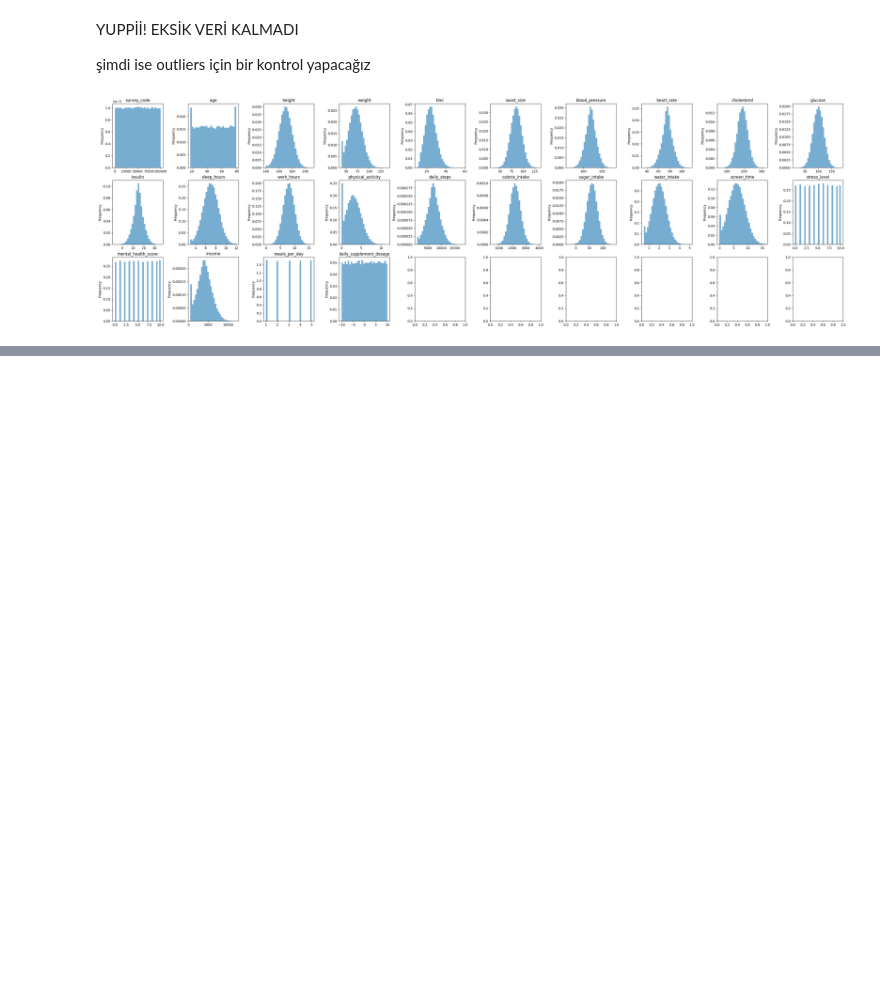
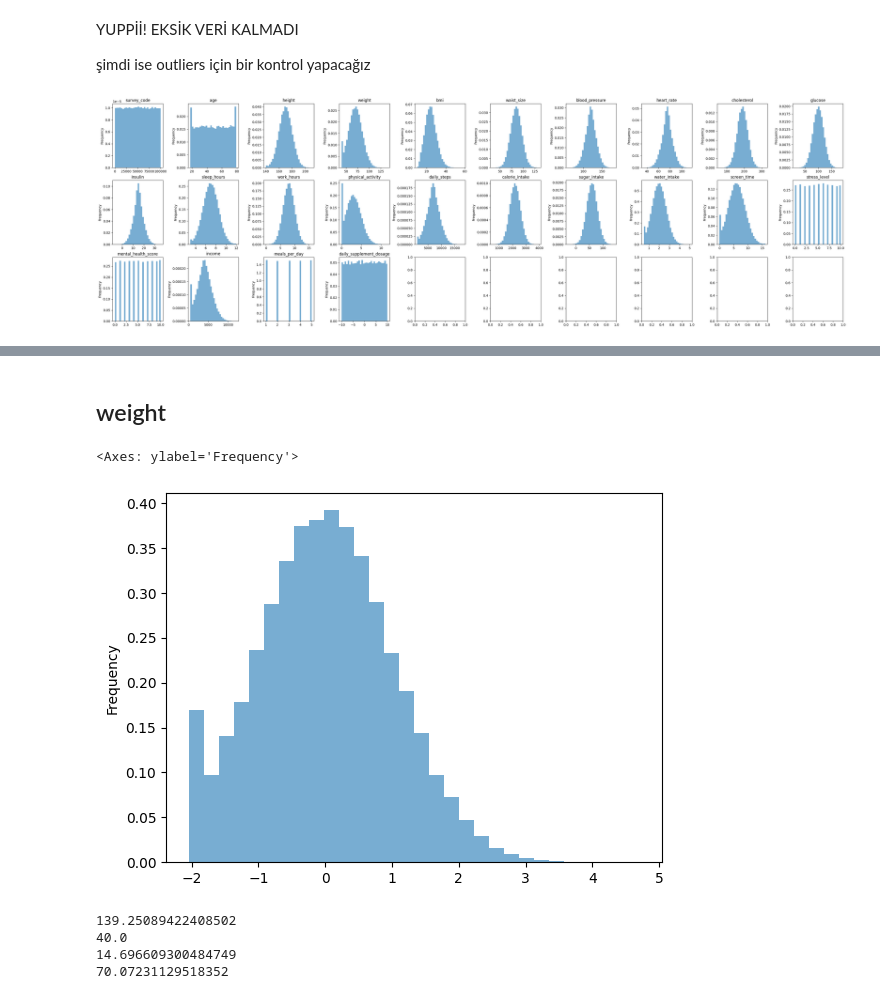
Before and after one commit to OmerTurk1/General-Health-Data-Analysis-and-Management, a Jupyter notebook: FillData.ipynb, the cells around one changed output, grey strips where cells are left out. Cells and saved outputs as stored; diff of their text form; code cells hidden in the pictures; blank space fills up the shorter version.

```diff
--- a/FillData.ipynb
+++ b/FillData.ipynb
@@ -528 +530,3 @@ plt.subplots_adjust(wspace=0.5)
+# %%
+X_train = X_train_copy
 # %% [markdown]
@@ -529,0 +538,18 @@ plt.subplots_adjust(wspace=0.5)
+# %% [markdown]
+## weight
+# %%
+Z = (X_train["weight"] - X_train["weight"].mean()) / X_train["weight"].std()
+Z.plot(kind="hist", density=True, bins=30, alpha=0.6)
+# %% [output]
+<Axes: ylabel='Frequency'>
+[figure, added]
+# %%
+print(X_train["weight"].max())
+print(X_train["weight"].min())
+print(X_train["weight"].std())
+print(X_train["weight"].mean())
+# %% [output]
+139.25089422408502
+40.0
+14.696609300484749
+70.07231129518352
```
Also changed, not shown: parts of 7 cells of this notebook.
